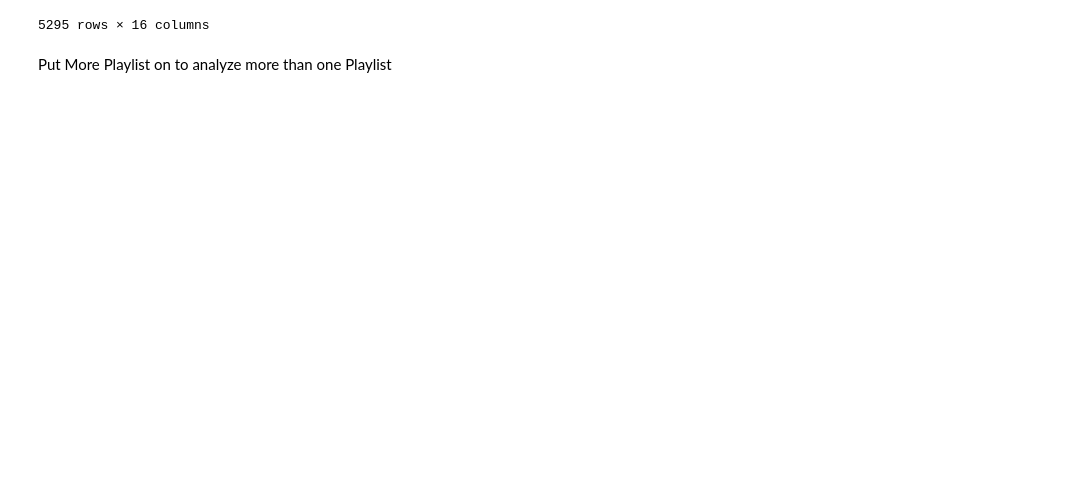
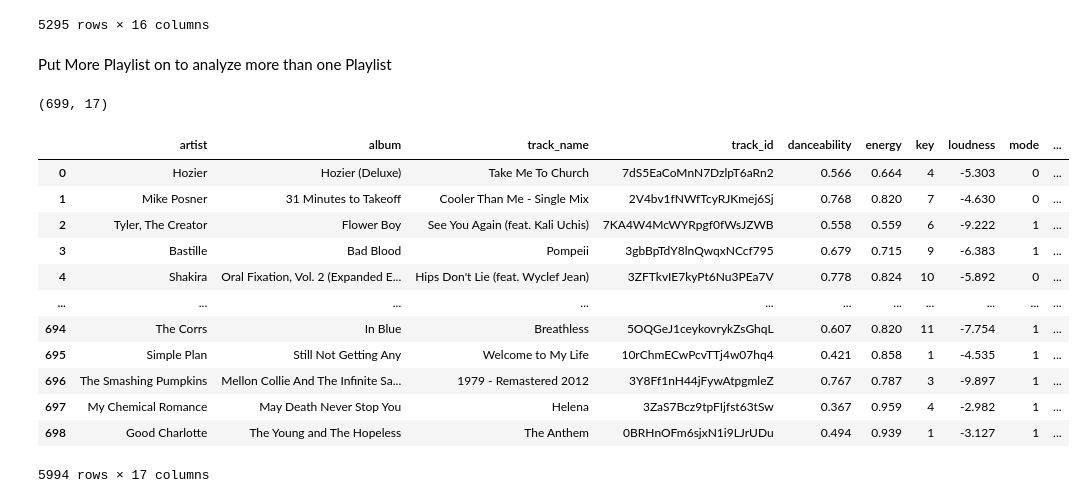
Before and after one commit to Amandasilvap/lab-web-scraping-single-page, a Jupyter notebook: Lab | Web Scraping Single Page.ipynb, the cells around one changed output. Drawn from its saved outputs; the diff is of its cells as text; code cells hidden in the pictures; blank space fills up the shorter version.

```diff
--- a/Lab | Web Scraping Single Page.ipynb
+++ b/Lab | Web Scraping Single Page.ipynb
@@ -307,0 +304,22 @@ multiple_playlist_df.head()
+# %%
+multiple_playlist.shape
+# %% [output]
+(699, 17)
+# %%
+playlist_spotify = pd.concat([playlist_,multiple_playlist_df])
+# %%
+playlist_spotify
+# %% [output]
+|  | artist | album | track_name | track_id | danceability | energy | key | loudness | mode | ... |
+| 0 | Hozier | Hozier (Deluxe) | Take Me To Church | 7dS5EaCoMnN7DzlpT6aRn2 | 0.566 | 0.664 | 4 | -5.303 | 0 | ... |
+| 1 | Mike Posner | 31 Minutes to Takeoff | Cooler Than Me - Single Mix | 2V4bv1fNWfTcyRJKmej6Sj | 0.768 | 0.820 | 7 | -4.630 | 0 | ... |
+| 2 | Tyler, The Creator | Flower Boy | See You Again (feat. Kali Uchis) | 7KA4W4McWYRpgf0fWsJZWB | 0.558 | 0.559 | 6 | -9.222 | 1 | ... |
+| 3 | Bastille | Bad Blood | Pompeii | 3gbBpTdY8lnQwqxNCcf795 | 0.679 | 0.715 | 9 | -6.383 | 1 | ... |
+| 4 | Shakira | Oral Fixation, Vol. 2 (Expanded E... | Hips Don't Lie (feat. Wyclef Jean) | 3ZFTkvIE7kyPt6Nu3PEa7V | 0.778 | 0.824 | 10 | -5.892 | 0 | ... |
+| ... | ... | ... | ... | ... | ... | ... | ... | ... | ... | ... |
+| 694 | The Corrs | In Blue | Breathless | 5OQGeJ1ceykovrykZsGhqL | 0.607 | 0.820 | 11 | -7.754 | 1 | ... |
+| 695 | Simple Plan | Still Not Getting Any | Welcome to My Life | 10rChmECwPcvTTj4w07hq4 | 0.421 | 0.858 | 1 | -4.535 | 1 | ... |
+| 696 | The Smashing Pumpkins | Mellon Collie And The Infinite Sa... | 1979 - Remastered 2012 | 3Y8Ff1nH44jFywAtpgmleZ | 0.767 | 0.787 | 3 | -9.897 | 1 | ... |
+| 697 | My Chemical Romance | May Death Never Stop You | Helena | 3ZaS7Bcz9tpFIjfst63tSw | 0.367 | 0.959 | 4 | -2.982 | 1 | ... |
+| 698 | Good Charlotte | The Young and The Hopeless | The Anthem | 0BRHnOFm6sjxN1i9LJrUDu | 0.494 | 0.939 | 1 | -3.127 | 1 | ... |
+5994 rows × 17 columns
```
Also changed, not shown: parts of 4 cells of this notebook, 2 other files.
